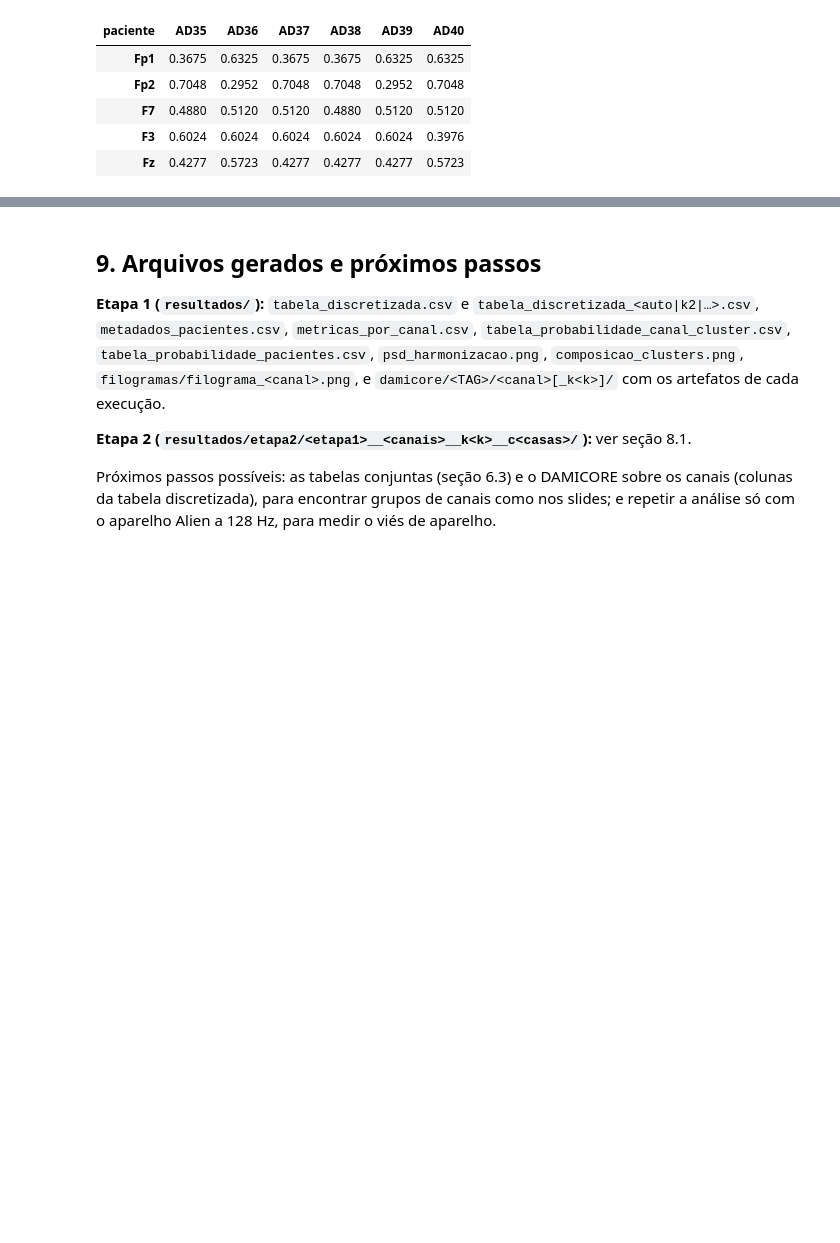
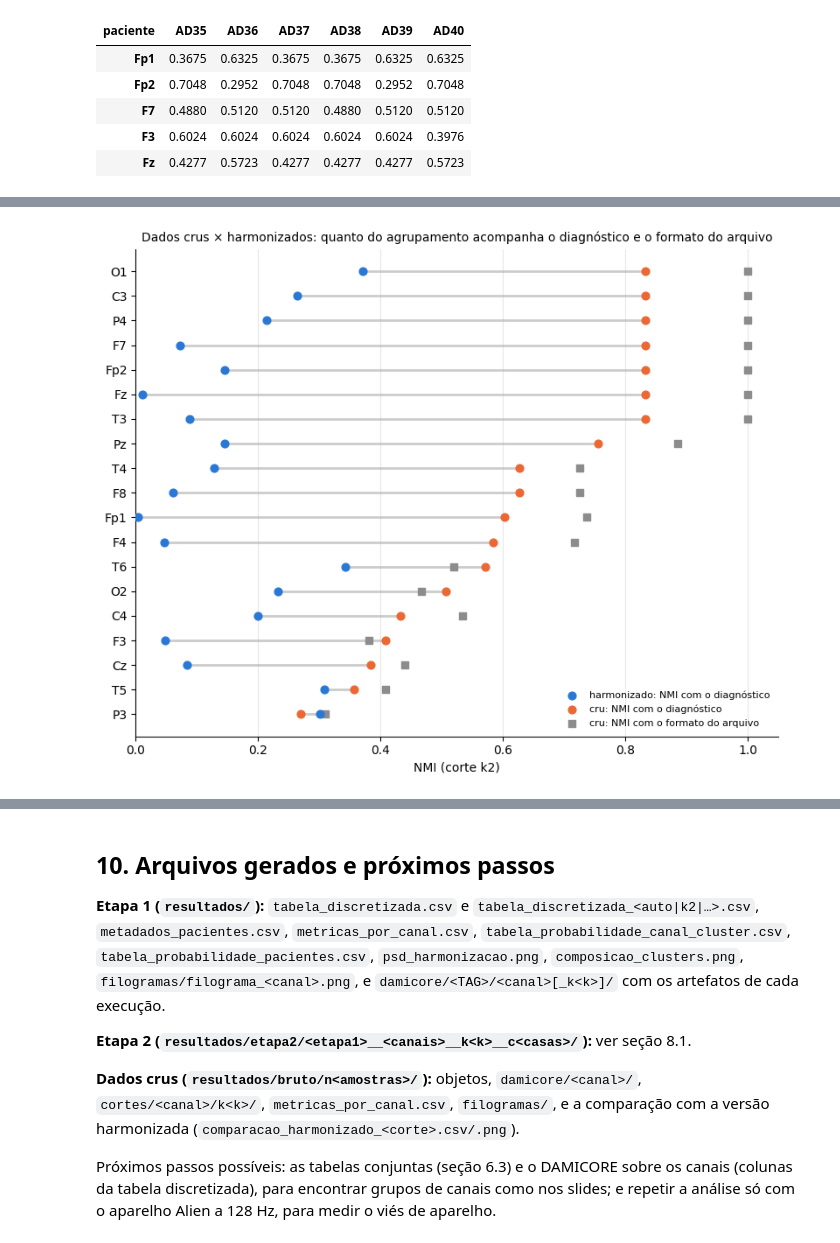
Before and after one commit to rmanosso/damicore-eeg, a Jupyter notebook: scripts/script-alzheimer.ipynb, the cells around one changed output, grey strips where cells are left out. Cells and saved outputs as stored; diff of their text form; code cells hidden in the pictures; blank space fills up the shorter version.

```diff
--- a/scripts/script-alzheimer.ipynb
+++ b/scripts/script-alzheimer.ipynb
@@ -802,0 +1021,41 @@ Resultados em: C:\DAMICORE\resultados\etapa2\k2__todos__k2__c4
+# %%
+# 6) comparação com a versão harmonizada (mesmo corte), quando existir
+def membros_harmonizados(corte):
+    suf = '' if corte == 'auto' else f'_{corte}'
+    out = {}
+    for canal in CANAIS:
+        f = DIR_DMC / f'{canal}{suf}' / 'membership.csv'                  # execuções harmonizadas da seção 4
+        if f.exists():
+            mb = pd.read_csv(f); out[canal] = pd.Series(mb['cluster'].values, index=mb['label'].map(pid_de))
+    return out
+
+harm = membros_harmonizados(corte_ver)
+if len(harm) < len(CANAIS):
+    print(f'Versão harmonizada com corte {corte_ver} não encontrada para todos os canais: rode a seção 4 com NUM_CLUSTERS = {corte_ver[1:]}.')
+else:
+    comp = pd.DataFrame({canal: dict(
+        harmonizado_NMI_grupo=metricas_bruto(harm[canal])['NMI_grupo'],
+        harmonizado_NMI_formato=metricas_bruto(harm[canal])['NMI_formato'],
+        bruto_NMI_grupo=metricas_bruto(membros_bruto[canal][corte_ver])['NMI_grupo'],
+        bruto_NMI_formato=metricas_bruto(membros_bruto[canal][corte_ver])['NMI_formato'],
+        bruto_NMI_grupo_export=metricas_bruto(membros_bruto[canal][corte_ver])['NMI_grupo_export'])
+        for canal in CANAIS}).T
+    comp.to_csv(DIR_BRUTO / f'comparacao_harmonizado_{corte_ver}.csv')
+
+    ordem = comp.sort_values('bruto_NMI_grupo').index
+    fig, ax = plt.subplots(figsize=(8, 6.5))
+    yy = np.arange(len(ordem))
+    for i, canal in enumerate(ordem):
+        ax.plot([comp.loc[canal, 'harmonizado_NMI_grupo'], comp.loc[canal, 'bruto_NMI_grupo']], [i, i], color='0.8', lw=2, zorder=1)
+    ax.scatter(comp.loc[ordem, 'harmonizado_NMI_grupo'], yy, color='#2a78d6', s=40, zorder=3, label='harmonizado: NMI com o diagnóstico')
+    ax.scatter(comp.loc[ordem, 'bruto_NMI_grupo'], yy, color='#eb6834', s=40, zorder=3, label='cru: NMI com o diagnóstico')
+    ax.scatter(comp.loc[ordem, 'bruto_NMI_formato'], yy, color='0.55', marker='s', s=30, zorder=2, label='cru: NMI com o formato do arquivo')
+    ax.set_yticks(yy, ordem); ax.set_xlabel(f'NMI (corte {corte_ver})'); ax.set_xlim(0, None)
+    ax.set_title('Dados crus × harmonizados: quanto do agrupamento acompanha o diagnóstico e o formato do arquivo', fontsize=10)
+    ax.legend(frameon=False, fontsize=8, loc='lower right'); ax.grid(axis='x', alpha=.3)
+    for s in ['top', 'right']:
+        ax.spines[s].set_visible(False)
+    plt.tight_layout(); plt.savefig(DIR_BRUTO / f'comparacao_harmonizado_{corte_ver}.png', dpi=150); plt.show()
+    display(comp.round(3).sort_values('bruto_NMI_grupo', ascending=False))
+# %% [output]
+[figure, added]
@@ -803,5 +1079,5 @@ Resultados em: C:\DAMICORE\resultados\etapa2\k2__todos__k2__c4
 # %% [markdown]
-## 9. Arquivos gerados e próximos passos
+## 10. Arquivos gerados e próximos passos
 
 **Etapa 1 (`resultados/`):** `tabela_discretizada.csv` e `tabela_discretizada_<auto|k2|…>.csv`, `metadados_pacientes.csv`, `metricas_por_canal.csv`,
 `tabela_probabilidade_canal_cluster.csv`, `tabela_probabilidade_pacientes.csv`, `psd_harmonizacao.png`, `composicao_clusters.png`,
@@ -809,5 +1085,8 @@ Resultados em: C:\DAMICORE\resultados\etapa2\k2__todos__k2__c4
 
 **Etapa 2 (`resultados/etapa2/<etapa1>__<canais>__k<k>__c<casas>/`):** ver seção 8.1.
 
+**Dados crus (`resultados/bruto/n<amostras>/`):** objetos, `damicore/<canal>/`, `cortes/<canal>/k<k>/`, `metricas_por_canal.csv`,
+`filogramas/`, e a comparação com a versão harmonizada (`comparacao_harmonizado_<corte>.csv/.png`).
+
 Próximos passos possíveis: as tabelas conjuntas (seção 6.3) e o DAMICORE sobre os canais (colunas da tabela discretizada),
 para encontrar grupos de canais como nos slides; e repetir a análise só com o aparelho Alien a 128 Hz, para medir o viés de aparelho.
```
Also changed, not shown: parts of 8 cells of this notebook, 3 other files.
